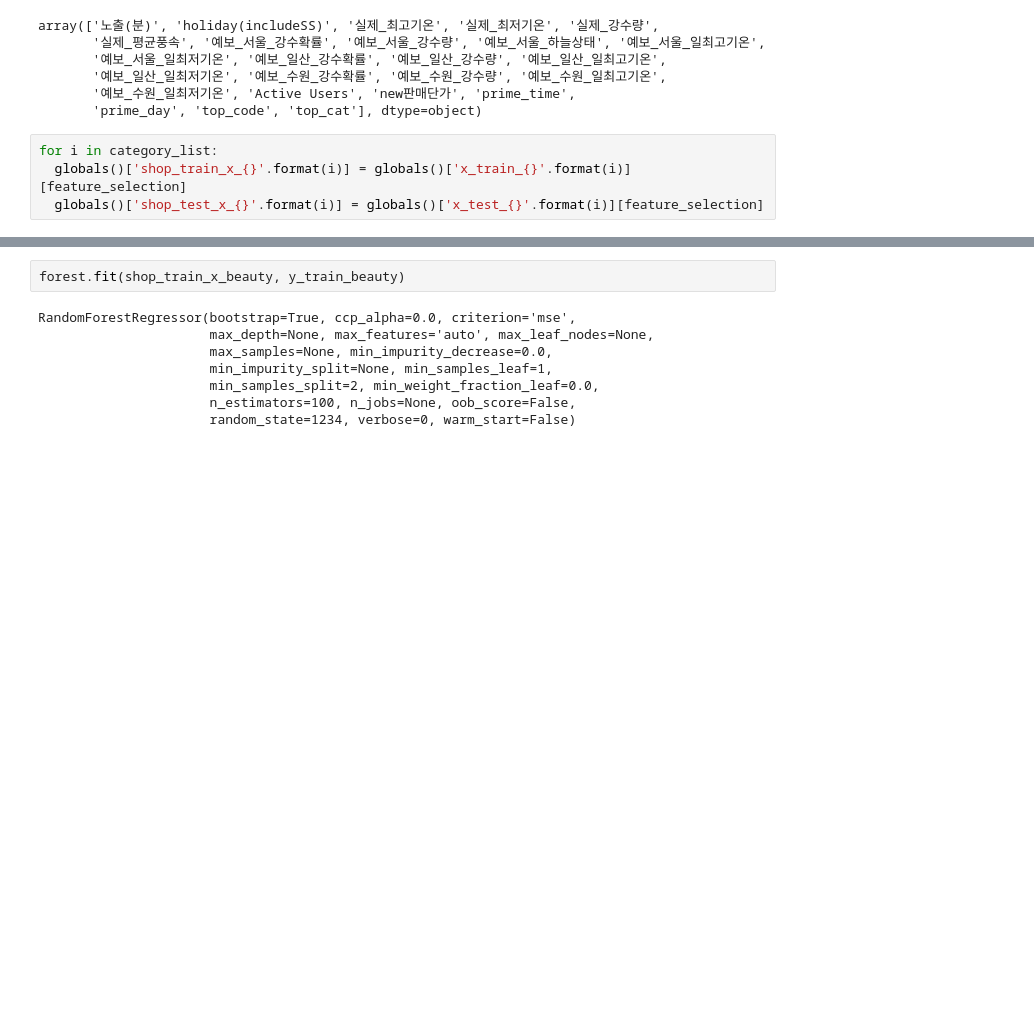
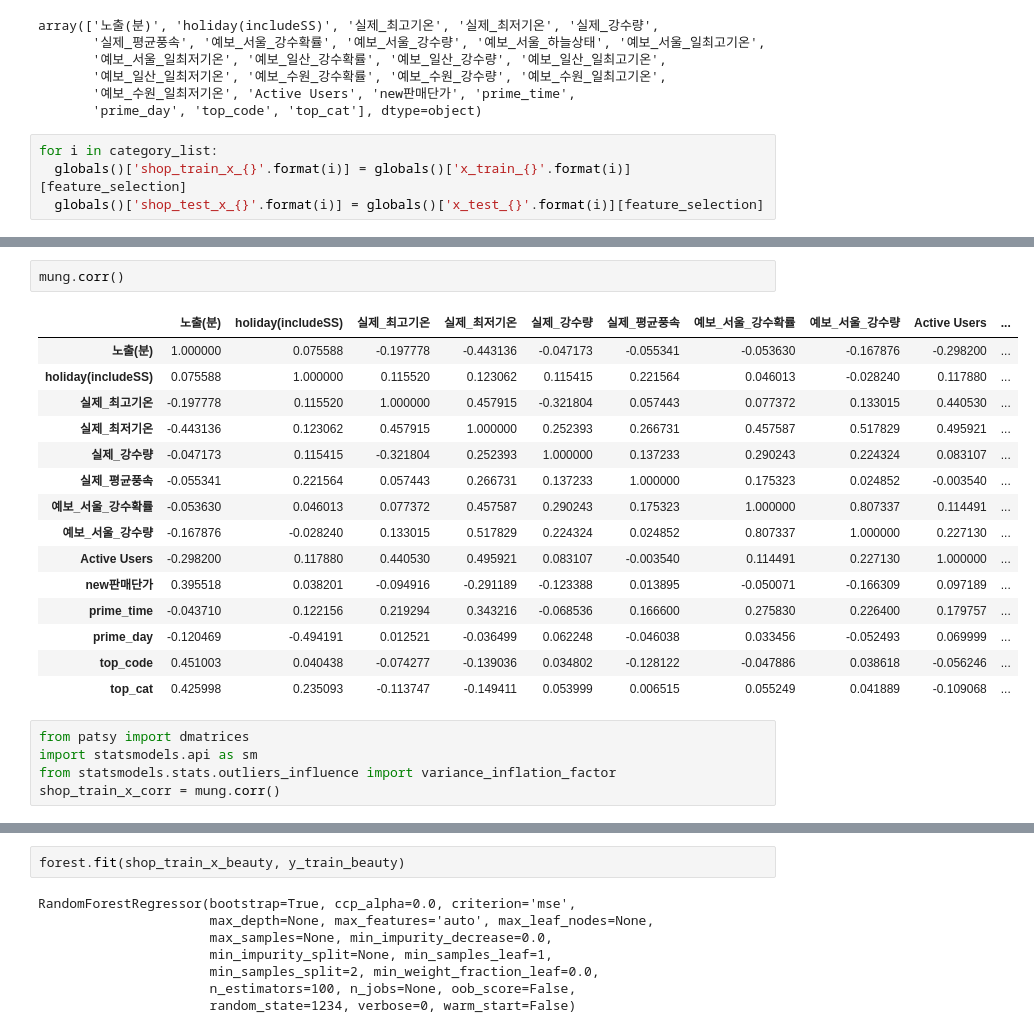
Before and after one commit to HWANG-HOE-SUN/bigcon, a Jupyter notebook: 모델링통합및비교.ipynb, the cells around one changed output, grey strips where cells are left out. Cells and saved outputs as stored; diff of their text form; blank space fills up the shorter version.

```diff
--- a/모델링통합및비교.ipynb
+++ b/모델링통합및비교.ipynb
@@ -479,0 +503,23 @@ for i in category_list:
+# %%
+mung.corr()
+# %% [output]
+|  | 노출(분) | holiday(includeSS) | 실제_최고기온 | 실제_최저기온 | 실제_강수량 | 실제_평균풍속 | 예보_서울_강수확률 | 예보_서울_강수량 | Active Users | ... |
+| 노출(분) | 1.000000 | 0.075588 | -0.197778 | -0.443136 | -0.047173 | -0.055341 | -0.053630 | -0.167876 | -0.298200 | ... |
+| holiday(includeSS) | 0.075588 | 1.000000 | 0.115520 | 0.123062 | 0.115415 | 0.221564 | 0.046013 | -0.028240 | 0.117880 | ... |
+| 실제_최고기온 | -0.197778 | 0.115520 | 1.000000 | 0.457915 | -0.321804 | 0.057443 | 0.077372 | 0.133015 | 0.440530 | ... |
+| 실제_최저기온 | -0.443136 | 0.123062 | 0.457915 | 1.000000 | 0.252393 | 0.266731 | 0.457587 | 0.517829 | 0.495921 | ... |
+| 실제_강수량 | -0.047173 | 0.115415 | -0.321804 | 0.252393 | 1.000000 | 0.137233 | 0.290243 | 0.224324 | 0.083107 | ... |
+| 실제_평균풍속 | -0.055341 | 0.221564 | 0.057443 | 0.266731 | 0.137233 | 1.000000 | 0.175323 | 0.024852 | -0.003540 | ... |
+| 예보_서울_강수확률 | -0.053630 | 0.046013 | 0.077372 | 0.457587 | 0.290243 | 0.175323 | 1.000000 | 0.807337 | 0.114491 | ... |
+| 예보_서울_강수량 | -0.167876 | -0.028240 | 0.133015 | 0.517829 | 0.224324 | 0.024852 | 0.807337 | 1.000000 | 0.227130 | ... |
+| Active Users | -0.298200 | 0.117880 | 0.440530 | 0.495921 | 0.083107 | -0.003540 | 0.114491 | 0.227130 | 1.000000 | ... |
+| new판매단가 | 0.395518 | 0.038201 | -0.094916 | -0.291189 | -0.123388 | 0.013895 | -0.050071 | -0.166309 | 0.097189 | ... |
+| prime_time | -0.043710 | 0.122156 | 0.219294 | 0.343216 | -0.068536 | 0.166600 | 0.275830 | 0.226400 | 0.179757 | ... |
+| prime_day | -0.120469 | -0.494191 | 0.012521 | -0.036499 | 0.062248 | -0.046038 | 0.033456 | -0.052493 | 0.069999 | ... |
+| top_code | 0.451003 | 0.040438 | -0.074277 | -0.139036 | 0.034802 | -0.128122 | -0.047886 | 0.038618 | -0.056246 | ... |
+| top_cat | 0.425998 | 0.235093 | -0.113747 | -0.149411 | 0.053999 | 0.006515 | 0.055249 | 0.041889 | -0.109068 | ... |
+# %%
+from patsy import dmatrices
+import statsmodels.api as sm
+from statsmodels.stats.outliers_influence import variance_inflation_factor
+shop_train_x_corr = mung.corr()
```
Also changed, not shown: parts of 17 cells of this notebook.
